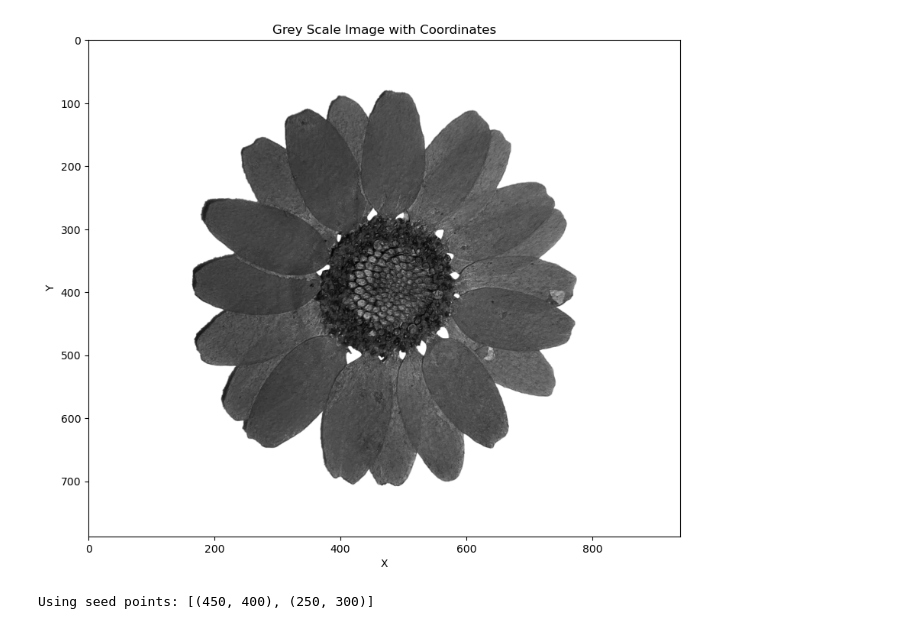
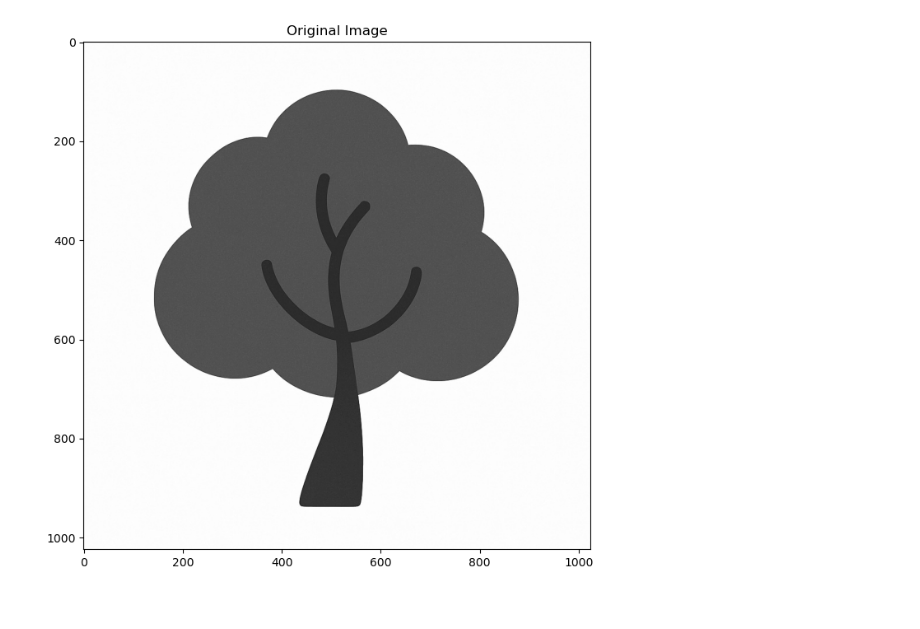
Before and after one commit to VisaraDeAlwis/Computer_Vision_Assignment_02-3877, a Jupyter notebook: q2.ipynb, the cells around one changed output. Saved outputs shown, nothing was run; the diff lists cells and outputs as text; code cells hidden in the pictures.

```diff
--- a/q2.ipynb
+++ b/q2.ipynb
@@ -34,30 +39,16 @@ def region_growing(image, seed_points, threshold_range):
 
     return mask
 # %%
-# Load grayscale image
-image = cv2.imread('c.png', cv2.IMREAD_GRAYSCALE)
+image = cv2.imread('a.jpg', cv2.IMREAD_GRAYSCALE)
 
-img = cv2.imread('c.png')
+
+img = cv2.imread('a.jpg')
 image_c = cv2.cvtColor(img, cv2.COLOR_BGR2RGB)
 
-plt.figure(figsize=(10,10))
+plt.figure(figsize=(8,8))
 plt.imshow(image, cmap='gray')
-plt.title('Grey Scale Image with Coordinates')
-plt.xlabel('X')
-plt.ylabel('Y')
+plt.title('Original Image')
+plt.axis('on')
 plt.show()
 # %% [output]
-[figure, old version]
+[figure, new version]
-# %%
-# specify seed points after looking at the plot above
-seed_points = [
-    (450, 400),
-    (250, 300),
-]
-
-# threshold
-threshold_range = 20
-
-print("Using seed points:", seed_points)
-# %% [output]
-Using seed points: [(450, 400), (250, 300)]
```
Also changed, not shown: parts of 4 cells of this notebook, 1 other file.
